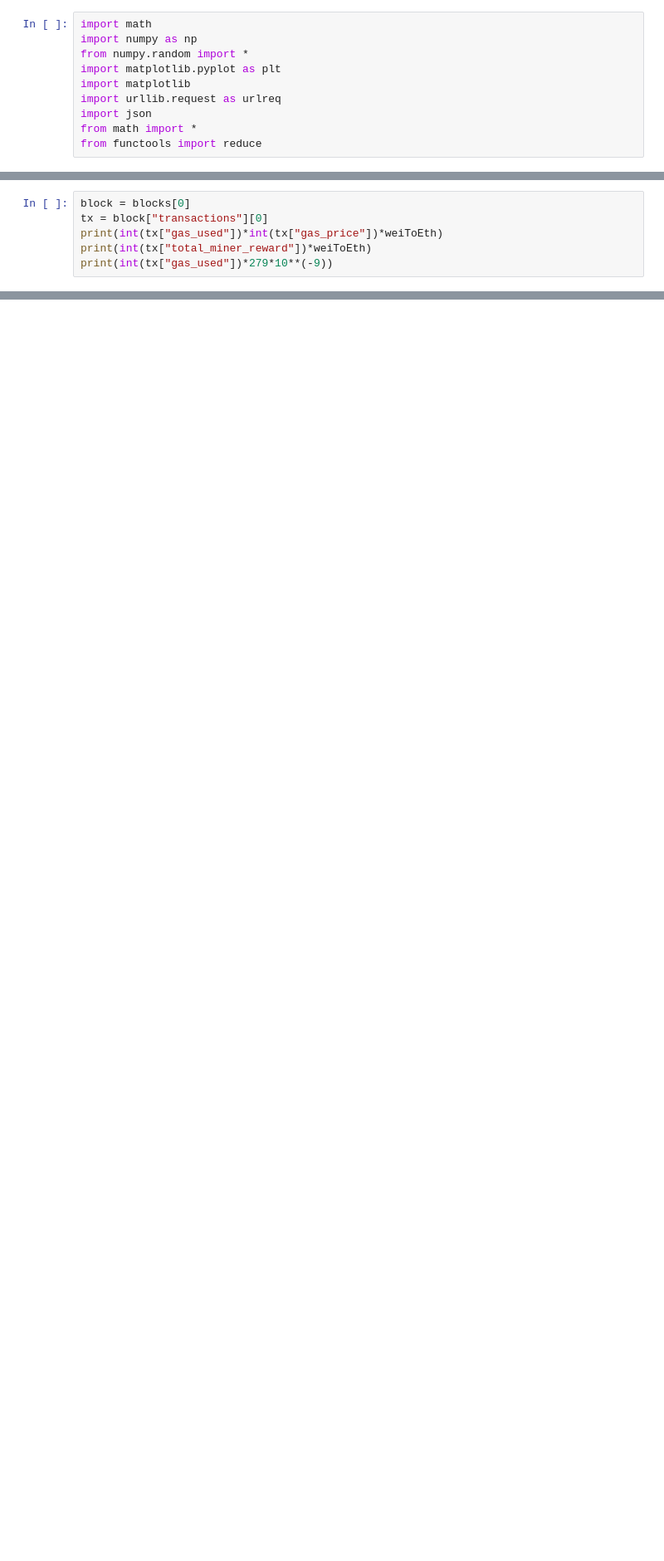
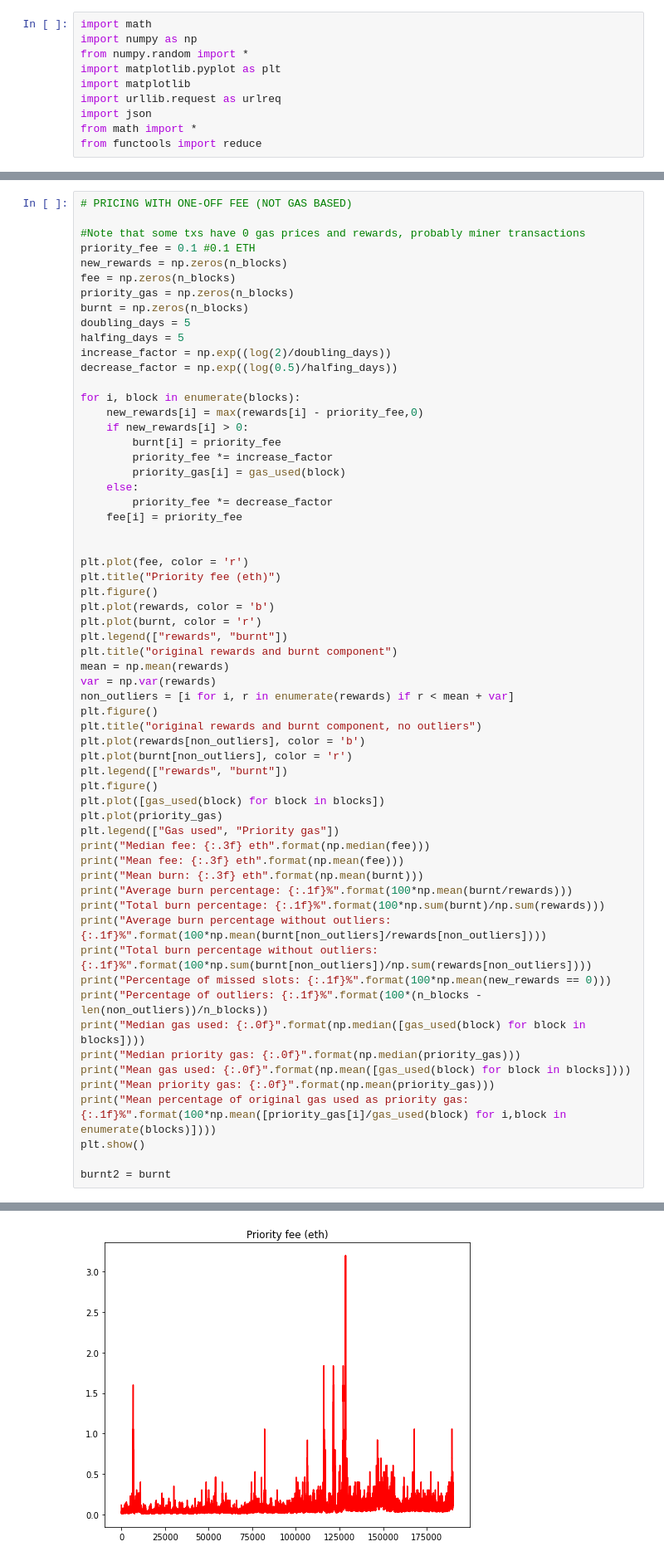
Before and after one commit to frankdfr96/MEVresearch, a Jupyter notebook: Priority Fee.ipynb, the cells around one changed output, grey strips where cells are left out. Shown at 83% size. Saved outputs shown, nothing was run; the diff lists cells and outputs as text; blank space fills up the shorter version.

```diff
--- a/Priority Fee.ipynb
+++ b/Priority Fee.ipynb
@@ -197,6 +255,0 @@ Mean priority gas: 228362.17551755175
-# %%
-block = blocks[0]
-tx = block["transactions"][0]
-print(int(tx["gas_used"])*int(tx["gas_price"])*weiToEth)
-print(int(tx["total_miner_reward"])*weiToEth)
-print(int(tx["gas_used"])*279*10**(-9))
@@ -240,0 +256,62 @@ plt.show()
+# %%
+# PRICING WITH ONE-OFF FEE (NOT GAS BASED)
+
+#Note that some txs have 0 gas prices and rewards, probably miner transactions
+priority_fee = 0.1 #0.1 ETH
+new_rewards = np.zeros(n_blocks)
+fee = np.zeros(n_blocks)
+priority_gas = np.zeros(n_blocks)
+burnt = np.zeros(n_blocks)
+doubling_days = 5
+halfing_days = 5
+increase_factor = np.exp((log(2)/doubling_days))
+decrease_factor = np.exp((log(0.5)/halfing_days))
+
+for i, block in enumerate(blocks):
+    new_rewards[i] = max(rewards[i] - priority_fee,0)
+    if new_rewards[i] > 0:
+        burnt[i] = priority_fee
+        priority_fee *= increase_factor
+        priority_gas[i] = gas_used(block)
+    else:
+        priority_fee *= decrease_factor
+    fee[i] = priority_fee
+
+
+plt.plot(fee, color = 'r')
+plt.title("Priority fee (eth)")
+plt.figure()
+plt.plot(rewards, color = 'b')
+plt.plot(burnt, color = 'r')
+plt.legend(["rewards", "burnt"])
+plt.title("original rewards and burnt component")
+mean = np.mean(rewards)
+var = np.var(rewards)
+non_outliers = [i for i, r in enumerate(rewards) if r < mean + var]
+plt.figure()
+plt.title("original rewards and burnt component, no outliers")
+plt.plot(rewards[non_outliers], color = 'b')
+plt.plot(burnt[non_outliers], color = 'r')
+plt.legend(["rewards", "burnt"])
+plt.figure()
+plt.plot([gas_used(block) for block in blocks])
+plt.plot(priority_gas)
+plt.legend(["Gas used", "Priority gas"])
+print("Median fee: {:.3f} eth".format(np.median(fee)))
+print("Mean fee: {:.3f} eth".format(np.mean(fee)))
+print("Mean burn: {:.3f} eth".format(np.mean(burnt)))
+print("Average burn percentage: {:.1f}%".format(100*np.mean(burnt/rewards)))
+print("Total burn percentage: {:.1f}%".format(100*np.sum(burnt)/np.sum(rewards)))
+print("Average burn percentage without outliers: {:.1f}%".format(100*np.mean(burnt[non_outliers]/rewards[non_outliers])))
+print("Total burn percentage without outliers: {:.1f}%".format(100*np.sum(burnt[non_outliers])/np.sum(rewards[non_outliers])))
+print("Percentage of missed slots: {:.1f}%".format(100*np.mean(new_rewards == 0)))
+print("Percentage of outliers: {:.1f}%".format(100*(n_blocks - len(non_outliers))/n_blocks))
+print("Median gas used: {:.0f}".format(np.median([gas_used(block) for block in blocks])))
+print("Median priority gas: {:.0f}".format(np.median(priority_gas)))
+print("Mean gas used: {:.0f}".format(np.mean([gas_used(block) for block in blocks])))
+print("Mean priority gas: {:.0f}".format(np.mean(priority_gas)))
+print("Mean percentage of original gas used as priority gas: {:.1f}%".format(100*np.mean([priority_gas[i]/gas_used(block) for i,block in enumerate(blocks)])))
+plt.show()
+
+burnt2 = burnt
+# %% [output]
@@ -240,0 +332 @@ plt.show()
+[figure, added]
```
Also changed, not shown: parts of 16 cells of this notebook, 3 other files.
